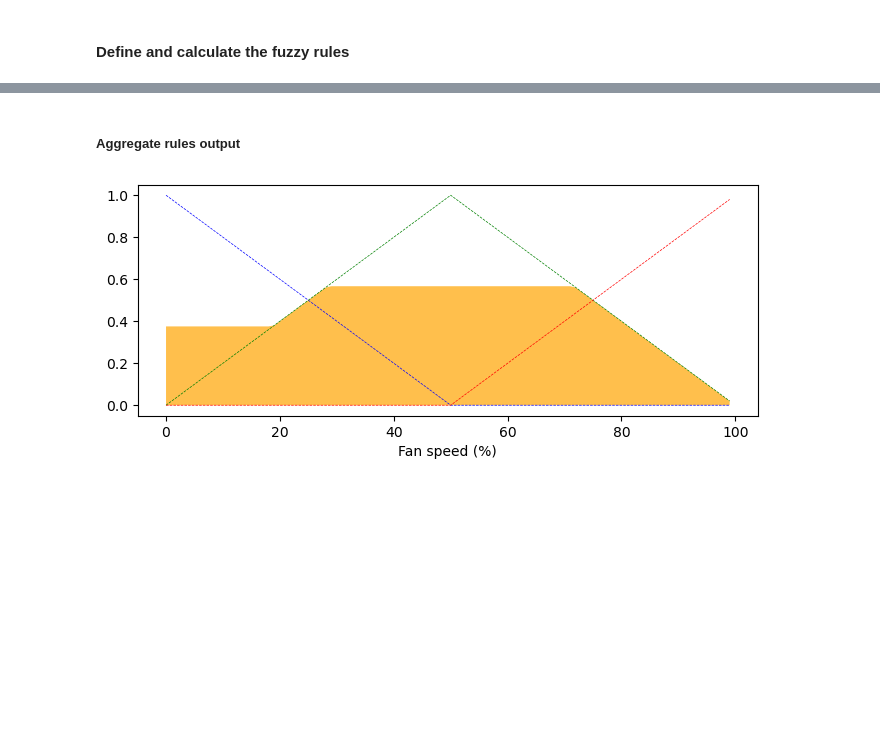
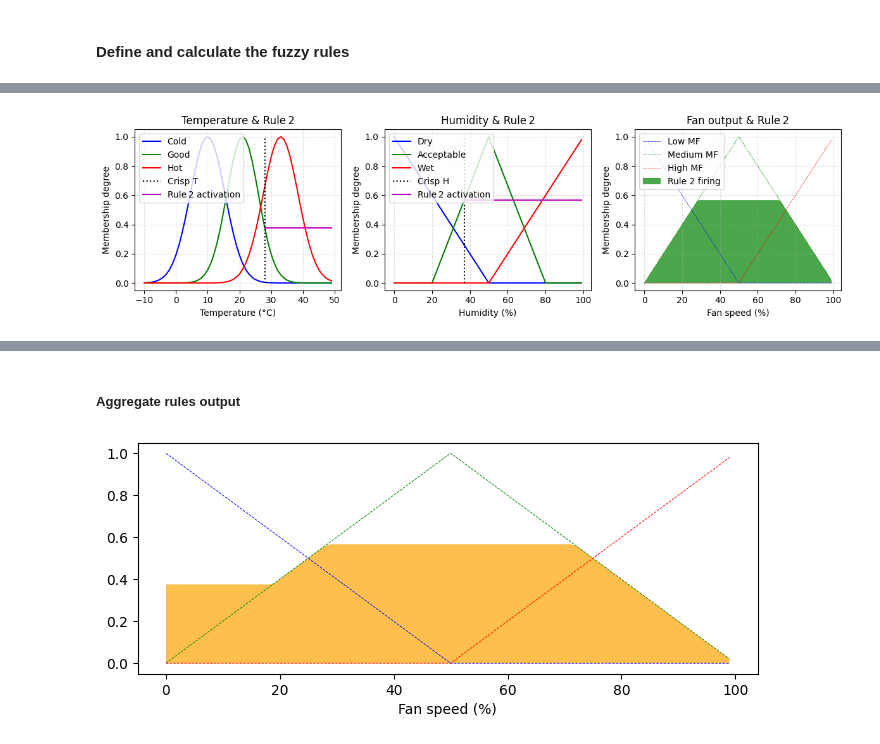
Before and after one commit to rotematari/computetional-intelegence, a Jupyter notebook: CI_course/CI_EX5/CI_EX5.ipynb, the cells around one changed output, grey strips where cells are left out. Drawn from its saved outputs; the diff is of its cells as text; code cells hidden in the pictures; blank space fills up the shorter version.

```diff
--- a/CI_course/CI_EX5/CI_EX5.ipynb
+++ b/CI_course/CI_EX5/CI_EX5.ipynb
@@ -224,0 +398,10 @@ fig
+# %%
+# One condition - no need of logic operator
+alpha2 = humid_level_acceptable
+
+# Now we apply this by clipping the top off the corresponding output
+# membership function with `np.fmin`
+# This finds the top of the fuzzy patch for medium fan
+fan_activation_md = np.fmin(alpha2, fan_md)
+
+print(f"{alpha2:.2f} will be projected over 'Medium' set of the fan speed")
@@ -225 +414,91 @@ fig
+# %%
+
+# Baseline for fan‐activation shading
+fan0 = np.zeros_like(x_fan)
+
+# Prepare a 1×3 grid of subplots
+fig, (ax_temp, ax_hum, ax_fan) = plt.subplots(1, 3, figsize=(12, 3.5))
+
+# -------------------------------------------------------------------
+# 1) Temperature fuzzy sets & Rule 2 activation
+# -------------------------------------------------------------------
+# Plot all temperature MFs
+ax_temp.plot(x_temp, temp_cold,  'b', linewidth=1.5, label='Cold')
+ax_temp.plot(x_temp, temp_good,  'g', linewidth=1.5, label='Good')
+ax_temp.plot(x_temp, temp_hot,   'r', linewidth=1.5, label='Hot')
+
+# Mark crisp temperature T
+ax_temp.plot([T, T], [0, 1], ':k', label='Crisp T')
+
+# Show Rule 2 firing strength (Good ∧ Acceptable) on the temp axis
+ax_temp.plot(
+    [T, x_temp.max()],
+    [temp_level_good, temp_level_good],
+    '-m',
+    linewidth=1.5,
+    label='Rule 2 activation'
+)
+
+ax_temp.set_xlabel('Temperature (°C)')
+ax_temp.set_ylabel('Membership degree')
+ax_temp.set_title('Temperature & Rule 2')
+ax_temp.legend(loc='upper left', framealpha=0.8)
+ax_temp.grid(True, ls='--', alpha=0.4)
+
+
+# -------------------------------------------------------------------
+# 2) Humidity fuzzy sets & Rule 2 activation
+# -------------------------------------------------------------------
+ax_hum.plot(x_humidity, humid_dry,         'b', linewidth=1.5, label='Dry')
+ax_hum.plot(x_humidity, humid_acceptable,  'g', linewidth=1.5, label='Acceptable')
+ax_hum.plot(x_humidity, humid_wet,         'r', linewidth=1.5, label='Wet')
+
+# Mark crisp humidity H
+ax_hum.plot([H, H], [0, 1], ':k', label='Crisp H')
+
+# Show Rule 2 firing strength on the humidity axis
+ax_hum.plot(
+    [H, x_humidity.max()],
+    [humid_level_acceptable, humid_level_acceptable],
+    '-m',
+    linewidth=1.5,
+    label='Rule 2 activation'
+)
+
+ax_hum.set_xlabel('Humidity (%)')
+ax_hum.set_ylabel('Membership degree')
+ax_hum.set_title('Humidity & Rule 2')
+ax_hum.legend(loc='upper left', framealpha=0.8)
+ax_hum.grid(True, ls='--', alpha=0.4)
+
+
+# -------------------------------------------------------------------
+# 3) Fan‐speed output & Rule 2 activation
+# -------------------------------------------------------------------
+# Underlying fan-speed MFs (dashed)
+ax_fan.plot(x_fan, fan_lo, 'b--', linewidth=0.5, label='Low MF')
+ax_fan.plot(x_fan, fan_md, 'g--', linewidth=0.5, label='Medium MF')
+ax_fan.plot(x_fan, fan_hi, 'r--', linewidth=0.5, label='High MF')
+
+# Shade the "Medium" activation area from Rule 2
+ax_fan.fill_between(
+    x_fan,
+    fan0,
+    fan_activation_md,
+    facecolor='g',
+    alpha=0.7,
+    label='Rule 2 firing'
+)
+
+ax_fan.set_xlabel('Fan speed (%)')
+ax_fan.set_ylabel('Membership degree')
+ax_fan.set_title('Fan output & Rule 2')
+ax_fan.legend(loc='upper left', framealpha=0.8)
+ax_fan.grid(True, ls='--', alpha=0.4)
+
+# Final layout and display
+plt.tight_layout()
+plt.show()
+# %% [output]
+[figure, added]
 # %% [markdown]
```
Also changed, not shown: parts of 22 cells of this notebook, 3 other files.
